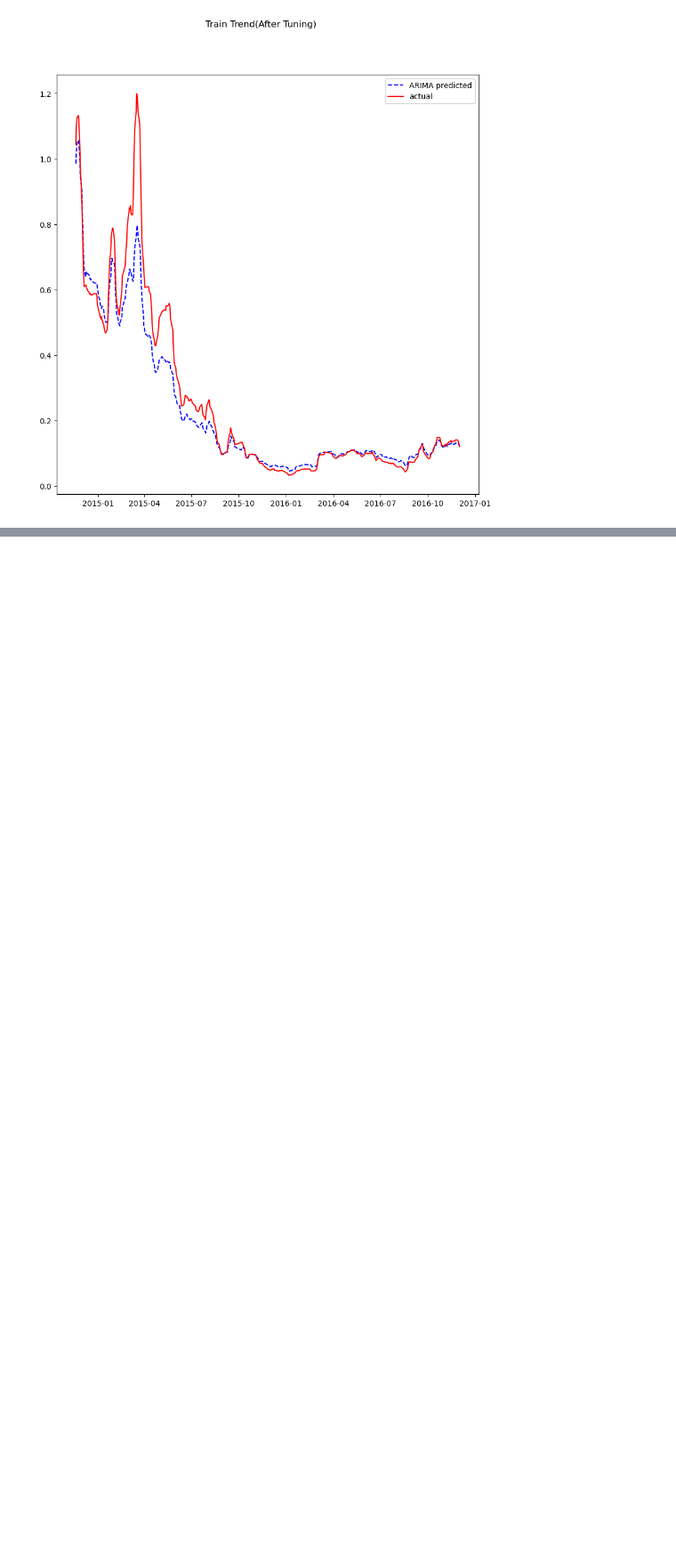
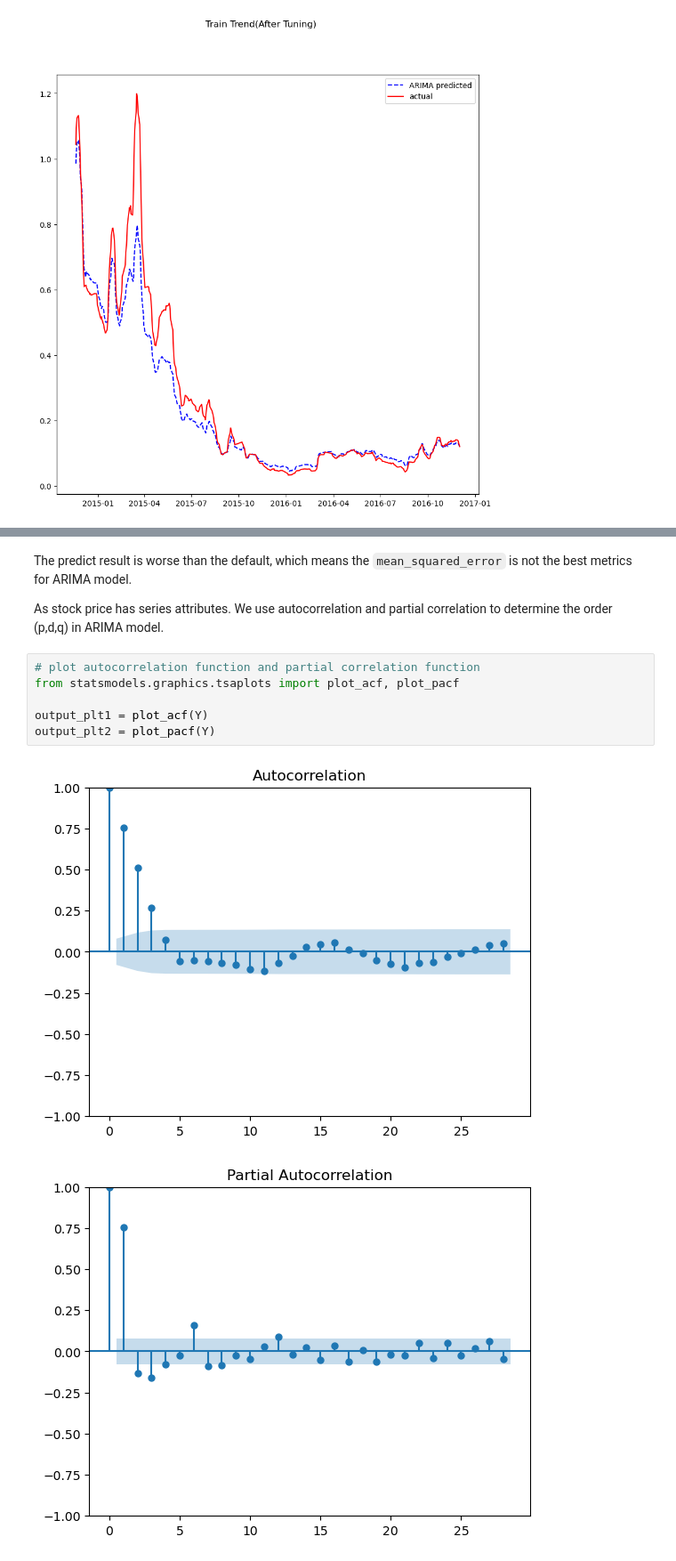
Before and after one commit to cmgun/ML-practice, a Jupyter notebook: game/HKPrada/homework.ipynb, the cells around one changed output, grey strips where cells are left out. Shown at 89% size. Drawn from its saved outputs; the diff is of its cells as text; blank space fills up the shorter version.

```diff
--- a/game/HKPrada/homework.ipynb
+++ b/game/HKPrada/homework.ipynb
@@ -608,0 +609,13 @@ pyplot.show()
+# %% [markdown]
+The predict result is worse than the default, which means the `mean_squared_error` is not the best metrics for ARIMA model.
+
+As stock price has series attributes. We use autocorrelation and partial correlation to determine the order (p,d,q) in ARIMA model.
+# %%
+# plot autocorrelation function and partial correlation function
+from statsmodels.graphics.tsaplots import plot_acf, plot_pacf
+
+output_plt1 = plot_acf(Y)
+output_plt2 = plot_pacf(Y)
+# %% [output]
+[figure, added]
+[figure, added]
```
Also changed, not shown: parts of 10 cells of this notebook, 1 other file.
